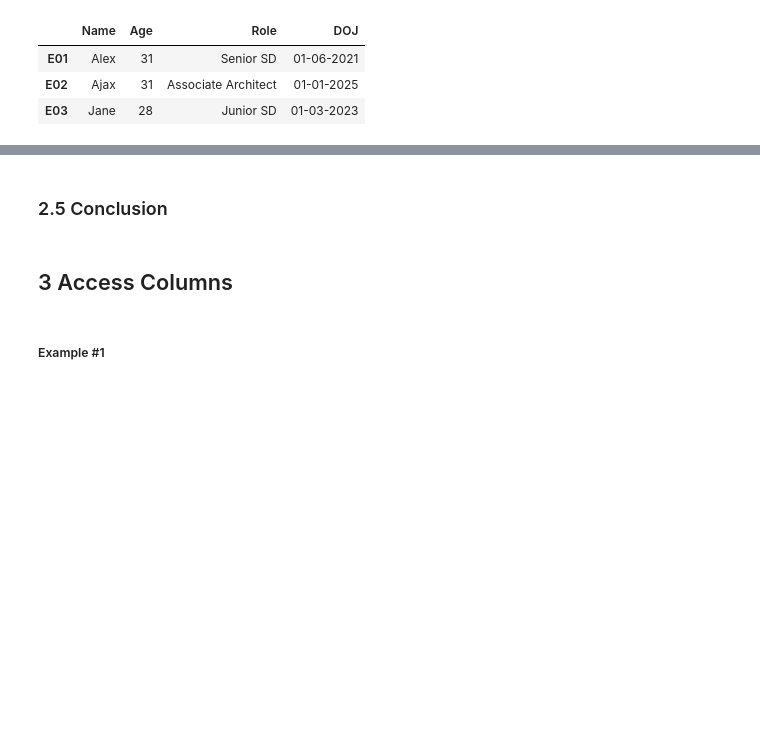
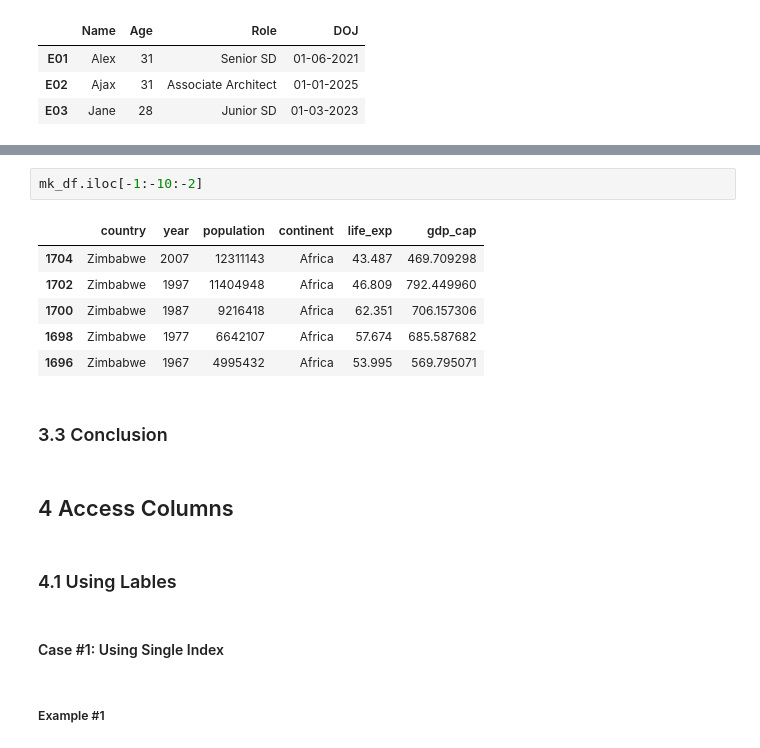
Before and after one commit to DheemanthBhat/python-data-science-libraries, a Jupyter notebook: 02_pandas/2_loc_and_iloc.ipynb, the cells around one changed output, grey strips where cells are left out. Cells and saved outputs as stored; diff of their text form; blank space fills up the shorter version.

```diff
--- a/02_pandas/2_loc_and_iloc.ipynb
+++ b/02_pandas/2_loc_and_iloc.ipynb
@@ -246,7 +264,20 @@ emp_df.iloc[0:3]
+# %%
+mk_df.iloc[-1:-10:-2]
+# %% [output]
+|  | country | year | population | continent | life_exp | gdp_cap |
+| 1704 | Zimbabwe | 2007 | 12311143 | Africa | 43.487 | 469.709298 |
+| 1702 | Zimbabwe | 1997 | 11404948 | Africa | 46.809 | 792.449960 |
+| 1700 | Zimbabwe | 1987 | 9216418 | Africa | 62.351 | 706.157306 |
+| 1698 | Zimbabwe | 1977 | 6642107 | Africa | 57.674 | 685.587682 |
+| 1696 | Zimbabwe | 1967 | 4995432 | Africa | 53.995 | 569.795071 |
 # %% [markdown]
-### 2.5 Conclusion
+### 3.3 Conclusion
 # %% [markdown]
-## 3 Access Columns
+## 4 Access Columns
+# %% [markdown]
+### 4.1 Using Lables
+# %% [markdown]
+#### Case #1: Using Single Index
 # %% [markdown]
 ##### Example #1
 # %%
```
Also changed, not shown: parts of 63 cells of this notebook, 2 other files.
